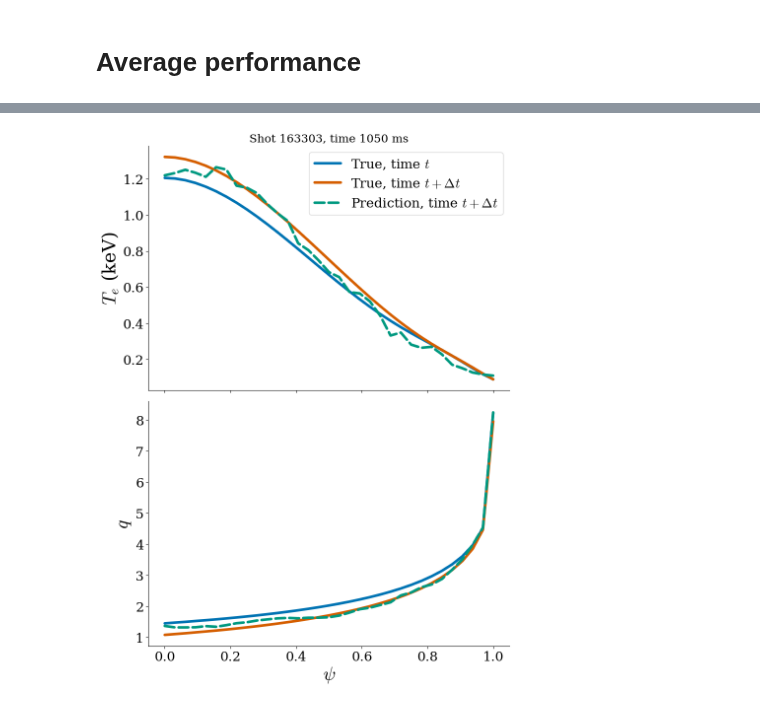
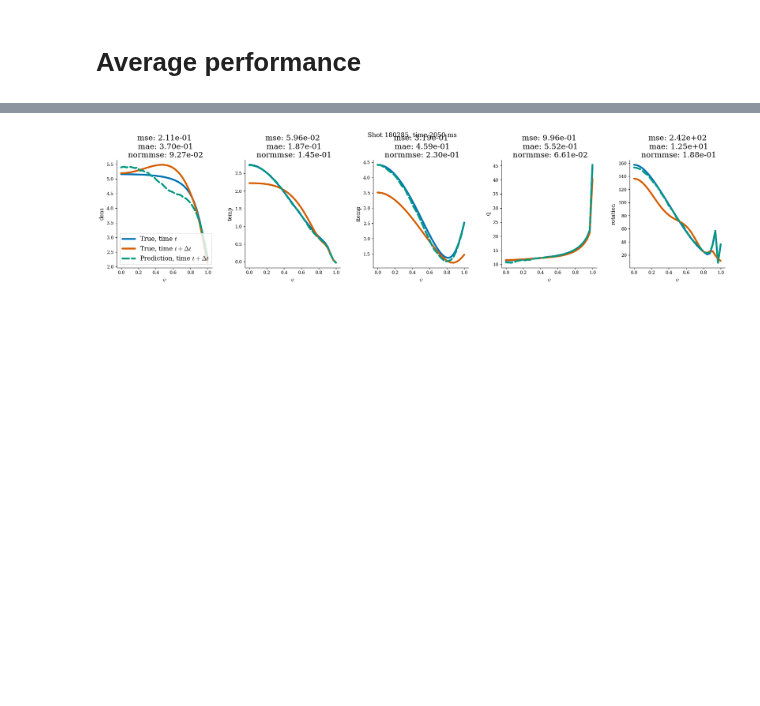
Before and after one commit to PlasmaControl/plasma-profile-predictor, a Jupyter notebook: notebooks/plots_for_paper.ipynb, the cells around one changed output, grey strips where cells are left out. Drawn from its saved outputs; the diff is of its cells as text; code cells hidden in the pictures; blank space fills up the shorter version.

```diff
--- a/notebooks/plots_for_paper.ipynb
+++ b/notebooks/plots_for_paper.ipynb
@@ -409,10 +200,10 @@ for j,profile in enumerate(profiles):
     pca=full_pca_fitter[profile]
     ax = axes[j]
 
-    ax.plot(np.arange(1,num_components+1),np.cumsum(pca.explained_variance_ratio_))
+    ax.plot(np.arange(1,pca.n_components+1),np.cumsum(pca.explained_variance_ratio_))
     ax.set_ylabel(ylabels[j],size=20)
     ax.set_xlabel('N modes', size=20)
-    ax.set_xticks(np.arange(1,num_components+1))
+    ax.set_xticks(np.arange(1,pca.n_components+1))
     ax.grid()
     ax.tick_params(axis='both', which='both', labelsize=16)
 #     ax.set_yscale('log')
@@ -673,7 +377,7 @@ find_bounds(true,pred)
 """Scatter plot of deltas"""
 
 fig, axes = plt.subplots(len(profiles),len(scalarize_function_names), figsize=(20,15))
-ylabels = ['$\Delta n_e$','$\Delta T_e$','$\Delta q$','$\Delta \Omega$','$\Delta P$']
+ylabels = profiles #['$\Delta n_e$','$\Delta T_e$','$\Delta q$','$\Delta \Omega$','$\Delta P$']
 
 for i,profile in enumerate(profiles):
     for j,scalarize_name in enumerate(scalarize_function_names):
@@ -688,7 +392,7 @@ for i,profile in enumerate(profiles):
         if j==1:
             ax.set_title('Std',size=14)
         if j>1:
-            ax.set_title('PCA Component {} \n var={:.2e}'.format(j-1,delta_pca_fitter[profile].explained_variance_ratio_[j-2]),size=14)
+            ax.set_title('PCA Component {} \n var={:.2e}'.format(j-1,full_pca_fitter[profile].explained_variance_ratio_[j-2]),size=14)
 
         # 1-1 plot:
 #         ax.scatter(true_profile[j][i],predicted_profile[j][i],alpha=0.1)
@@ -718,7 +422,7 @@ plt.subplots_adjust(hspace=.6,wspace=.4)
 from scipy.stats import norm
 
 fig, axes = plt.subplots(len(profiles),len(scalarize_function_names), figsize=(20,15))
-ylabels = ['$\Delta n_e$','$\Delta T_e$','$\Delta q$','$\Delta \Omega$','$\Delta P$']
+ylabels = profiles #['$\Delta n_e$','$\Delta T_e$','$\Delta q$','$\Delta \Omega$','$\Delta P$']
 
 for i,profile in enumerate(profiles):
     for j,scalarize_name in enumerate(scalarize_function_names):
@@ -732,12 +436,12 @@ for i,profile in enumerate(profiles):
         if j==1:
             ax.set_title('Std',size=14)
         if j>1:
-            ax.set_title('PCA Component {} \n var={:.2e}'.format(j-1,delta_pca_fitter[profile].explained_variance_ratio_[j-2]),size=14)
+            ax.set_title('PCA Component {} \n var={:.2e}'.format(j-1,full_pca_fitter[profile].explained_variance_ratio_[j-2]),size=14)
 
 
         arr = pred-true
-        arr = arr/np.mean(true)
-        ax.hist(arr, bins=50, density=True)
+        arr = arr/np.sqrt(np.mean(true**2))
+        ax.hist(arr, bins=100, density=True)
         mean = np.mean(arr)
         variance = np.var(arr)
         sigma = np.sqrt(variance)
@@ -965,67 +461,46 @@ train_generator.get_data_by_shot_time([163303])
 # %%
-# for k in range(len(train_generator)):
 
-#     index=k #np.random.choice(len(train_generator))
-#     #index=k
-#     sample=train_generator[index]
-#     inputs=sample[0]
-#     targets=sample[1]
-#     predictions=model.predict_on_batch(inputs)
-#     # only include if mean change in standardized profiles is greater than .1 for at least one profile
-#     skip=np.zeros(len(profiles))
-#     for j,profile in enumerate(profiles):
-#         target=targets['target_{}'.format(profile)].squeeze()
-#         pred = predictions[j].squeeze()
-#         if np.mean(abs(target))<.1 or np.mean(abs(target-pred))>0.01:
-#             skip[j]=1
-#     if all(skip):
-#         continue
-#     else:
-#         print(index)
-#         break
 
 index = 94117
 index = 1
 index = np.random.randint(len(train_generator))
 inputs, targets,_ = train_generator[index]
-inputs,targets,_ = train_generator.get_data_by_shot_time([163303],[12])
+# inputs,targets,_ = train_generator.get_data_by_shot_time([163303],[12])
 # inputs = inputs[index]
 # targets = targets[index]
 
 shotnum = train_generator.cur_shotnum[0,0]
 shottime = train_generator.cur_times[0,-scenario['lookahead']-1]
 
 predictions=model.predict_on_batch(inputs)
-ylabels = ['$n_e$','$T_e$ (keV)','$q$','$\Omega$','$P$ (kPa)']
+ylabels = profiles #['$n_e$','$T_e$ (keV)','$q$','$\Omega$','$P$ (kPa)']
 
-fig, axes = plt.subplots(2,1,sharex=True, figsize=(9,12))
-k=0
+fig, axes = plt.subplots(1,len(profiles),sharex=False, figsize=(20,5))
 for j, profile in enumerate(profiles):
-    if j in (1,2):
-        ax = axes[k]
-        inp = inputs['input_{}'.format(profile)].squeeze()
-        true_delta = inputs['input_{}'.format(profile)].squeeze() + targets['target_{}'.format(profile)].squeeze()
-        pred_delta = inputs['input_{}'.format(profile)].squeeze() + predictions[j].squeeze()
+    ax = axes[j]
+    inp = inputs['input_{}'.format(profile)].squeeze()
+    true = inputs['input_{}'.format(profile)].squeeze() + targets['target_{}'.format(profile)].squeeze()
+    pred = inputs['input_{}'.format(profile)].squeeze() + predictions[j].squeeze()
 
-        inp = helpers.normalization.denormalize_arr(inp,normalization_dict[profile])
-        true_delta = helpers.normalization.denormalize_arr(true_delta,normalization_dict[profile])
-        pred_delta = helpers.normalization.denormalize_arr(pred_delta,normalization_dict[profile])
-#         if k==1:
-#             inp /= 1000
-#             true_delta /= 1000
-#             pred_delta /= 1000
-        ax.plot(psi,inp,lw=4,label='True, time $t$')
-        ax.plot(psi,true_delta,lw=4,label='True, time $t+\Delta t$')
-        ax.plot(psi,pred_delta,lw=4,ls='--',label='Prediction, time $t+\Delta t$')
-        ax.set_ylabel(ylabels[j],size=28)
-        if k==1:
-            ax.set_xlabel('$\psi$',size=28)
-        if k==0:
-            ax.legend(fontsize=20)
-            ax.set_title("Shot {}, time {} ms".format(int(shotnum), int(shottime)))
-        ax.tick_params(axis='both', which='major', labelsize=20)
-        k +=1
+    inp = helpers.normalization.denormalize_arr(inp,normalization_dict[profile])
+    true = helpers.normalization.denormalize_arr(true,normalization_dict[profile])
+    pred = helpers.normalization.denormalize_arr(pred,normalization_dict[profile])
+
+    ax.plot(psi,inp,lw=4,label='True, time $t$')
+    ax.plot(psi,true,lw=4,label='True, time $t+\Delta t$')
+    ax.plot(psi,pred,lw=4,ls='--',label='Prediction, time $t+\Delta t$')
+    ax.set_ylabel(ylabels[j],size=12)
+    title = ''
+    title += 'mse: {:.2e}'.format(mse(true,pred))
+    title += '\n mae: {:.2e}'.format(mae(true,pred))
+    title += '\n normmse: {:.2e}'.format(normed_mse(true,pred))
+    ax.set_title(title)
+    ax.set_xlabel('$\psi$',size=12)
+    if j==0:
+        ax.legend(fontsize=14)
+    fig.suptitle("Shot {}, time {} ms".format(int(shotnum), int(shottime)))
+    ax.tick_params(axis='both', which='major', labelsize=10)
 plt.tight_layout()
 # fig.savefig('prof_pred_ex.png')
 # %% [output]
-[figure, old version]
+[figure, new version]
```
Also changed, not shown: parts of 50 cells of this notebook, 8 other files.
